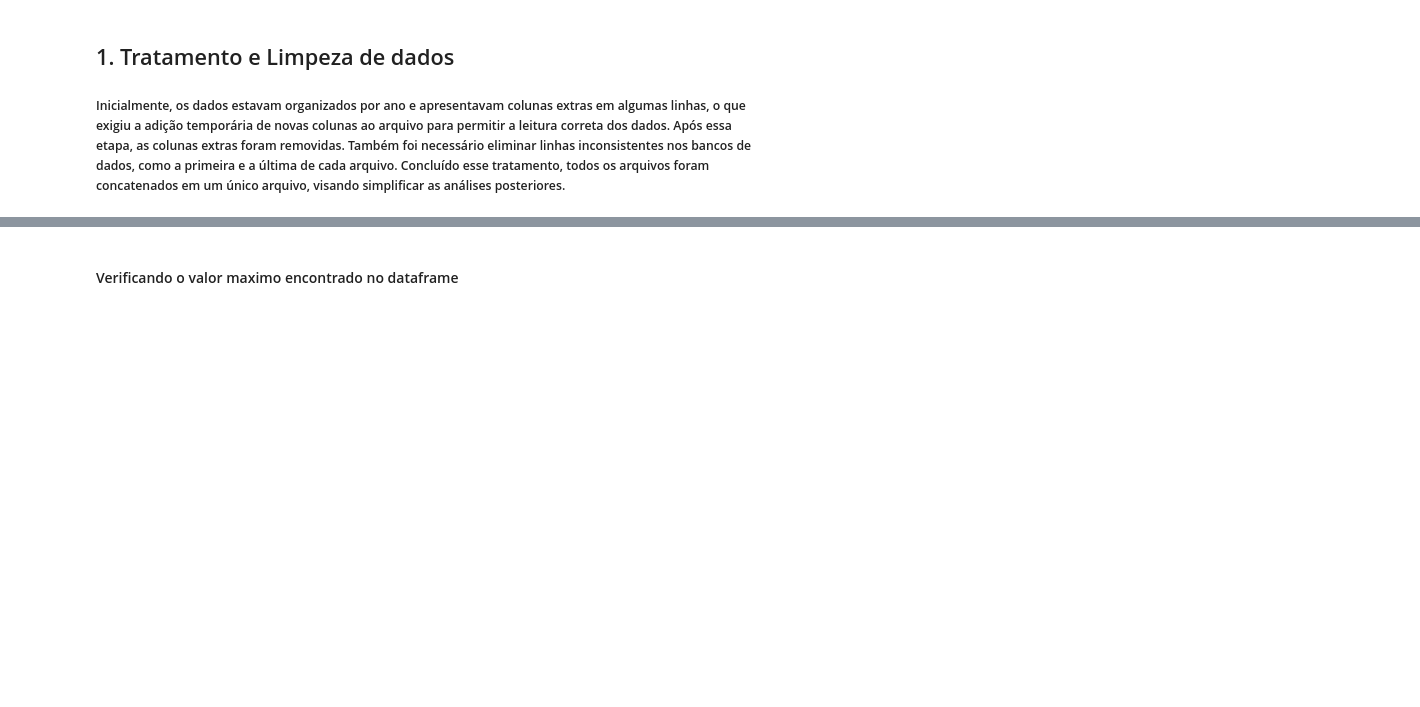
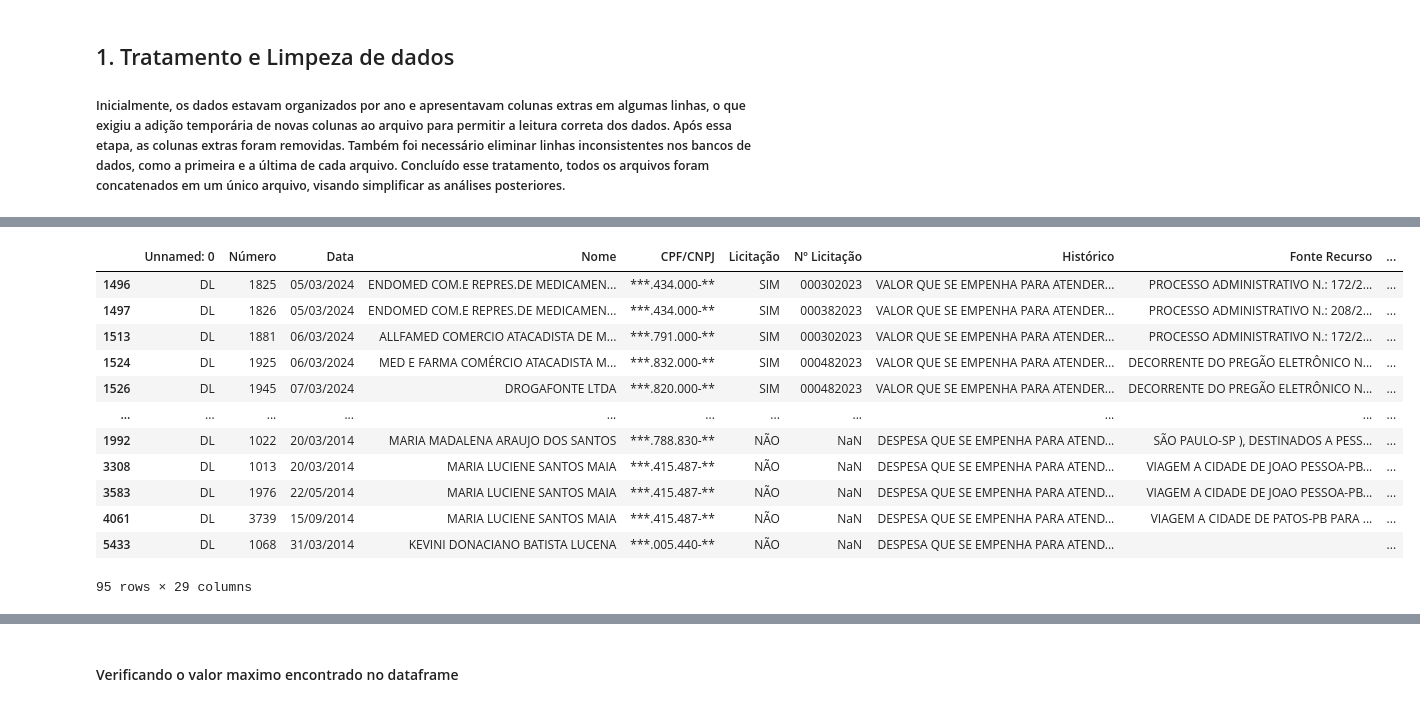
Before and after one commit to HumbertoNunesLira/Analise-de-dados-do-setor-financeiro-do-municipio-de-Teixeira-PB, a Jupyter notebook: projeto.ipynb, the cells around one changed output, grey strips where cells are left out. Cells and saved outputs as stored; diff of their text form; code cells hidden in the pictures; blank space fills up the shorter version.

```diff
--- a/projeto.ipynb
+++ b/projeto.ipynb
@@ -82,3 +255,20 @@ df2['Valor Empenhado'] = (
+# %%
+# pouco provavel que valor liquidado maior que empenhado
+df[(df["Valor Liquidado"] > df["Valor Empenhado"])]
+# %% [output]
+|  | Unnamed: 0 | Número | Data | Nome | CPF/CNPJ | Licitação | Nº Licitação | Histórico | Fonte Recurso | ... |
+| 1496 | DL | 1825 | 05/03/2024 | ENDOMED COM.E REPRES.DE MEDICAMEN... | ***.434.000-** | SIM | 000302023 | VALOR QUE SE EMPENHA PARA ATENDER... | PROCESSO ADMINISTRATIVO N.: 172/2... | ... |
+| 1497 | DL | 1826 | 05/03/2024 | ENDOMED COM.E REPRES.DE MEDICAMEN... | ***.434.000-** | SIM | 000382023 | VALOR QUE SE EMPENHA PARA ATENDER... | PROCESSO ADMINISTRATIVO N.: 208/2... | ... |
+| 1513 | DL | 1881 | 06/03/2024 | ALLFAMED COMERCIO ATACADISTA DE M... | ***.791.000-** | SIM | 000302023 | VALOR QUE SE EMPENHA PARA ATENDER... | PROCESSO ADMINISTRATIVO N.: 172/2... | ... |
+| 1524 | DL | 1925 | 06/03/2024 | MED E FARMA COMÉRCIO ATACADISTA M... | ***.832.000-** | SIM | 000482023 | VALOR QUE SE EMPENHA PARA ATENDER... | DECORRENTE DO PREGÃO ELETRÔNICO N... | ... |
+| 1526 | DL | 1945 | 07/03/2024 | DROGAFONTE LTDA | ***.820.000-** | SIM | 000482023 | VALOR QUE SE EMPENHA PARA ATENDER... | DECORRENTE DO PREGÃO ELETRÔNICO N... | ... |
+| ... | ... | ... | ... | ... | ... | ... | ... | ... | ... | ... |
+| 1992 | DL | 1022 | 20/03/2014 | MARIA MADALENA ARAUJO DOS SANTOS | ***.788.830-** | NÃO | NaN | DESPESA QUE SE EMPENHA PARA ATEND... | SÃO PAULO-SP ), DESTINADOS A PESS... | ... |
+| 3308 | DL | 1013 | 20/03/2014 | MARIA LUCIENE SANTOS MAIA | ***.415.487-** | NÃO | NaN | DESPESA QUE SE EMPENHA PARA ATEND... | VIAGEM A CIDADE DE JOAO PESSOA-PB... | ... |
+| 3583 | DL | 1976 | 22/05/2014 | MARIA LUCIENE SANTOS MAIA | ***.415.487-** | NÃO | NaN | DESPESA QUE SE EMPENHA PARA ATEND... | VIAGEM A CIDADE DE JOAO PESSOA-PB... | ... |
+| 4061 | DL | 3739 | 15/09/2014 | MARIA LUCIENE SANTOS MAIA | ***.415.487-** | NÃO | NaN | DESPESA QUE SE EMPENHA PARA ATEND... | VIAGEM A CIDADE DE PATOS-PB PARA ... | ... |
+| 5433 | DL | 1068 | 31/03/2014 | KEVINI DONACIANO BATISTA LUCENA | ***.005.440-** | NÃO | NaN | DESPESA QUE SE EMPENHA PARA ATEND... |  | ... |
+95 rows × 29 columns
 # %%
 df2.describe()
 # %% [output]
```
Also changed, not shown: parts of 11 cells of this notebook.
